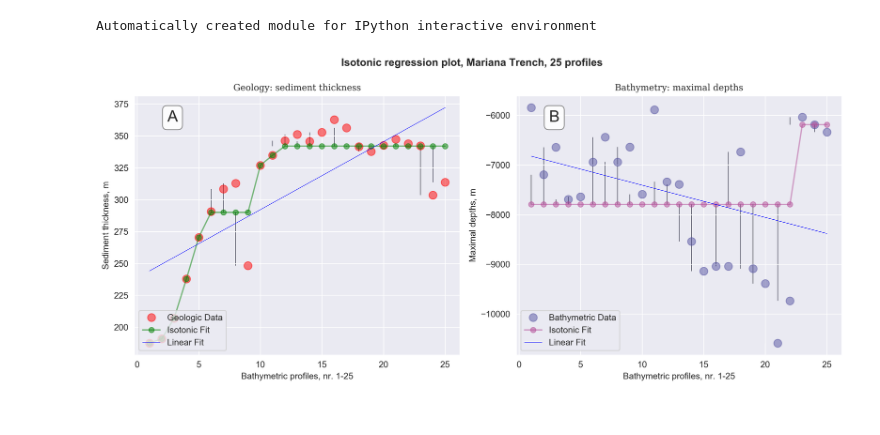
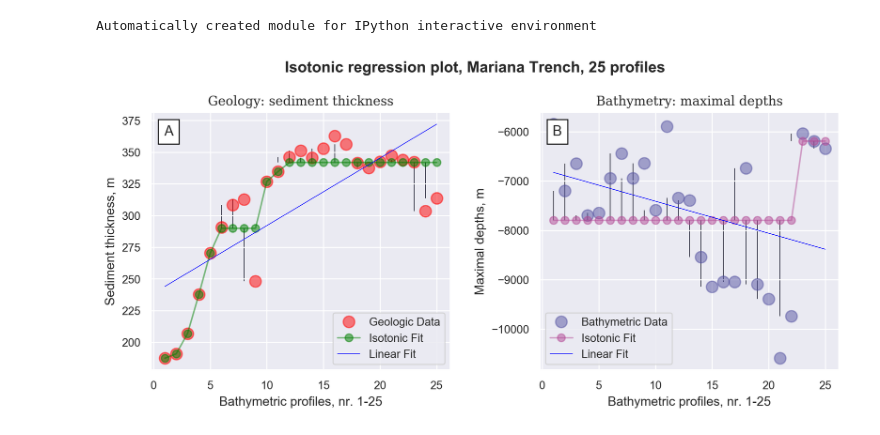
Before and after one commit to paulinelemenkova/Python-script-034-Isotonic-Regression, a Jupyter notebook: Script-034-Isotonic-Regression-SUBPLOTS.ipynb, the cells around one changed output. Saved outputs shown, nothing was run; the diff lists cells and outputs as text; code cells hidden in the pictures.

```diff
--- a/Script-034-Isotonic-Regression-SUBPLOTS.ipynb
+++ b/Script-034-Isotonic-Regression-SUBPLOTS.ipynb
@@ -5,79 +5,89 @@ import pandas as pd
 import seaborn as sns
 import matplotlib.pyplot as plt
 from matplotlib.collections import LineCollection
+import matplotlib.artist as martist
+from matplotlib.offsetbox import AnchoredText
 from sklearn.linear_model import LinearRegression
 from sklearn.isotonic import IsotonicRegression
 from sklearn.utils import check_random_state
 import os
+
 sns.set_style('darkgrid')
-#
+sns.set_context("paper")
+
 os.chdir('/Users/pauline/Documents/Python')
 df = pd.read_csv("Tab-Morph.csv")
-#
+
 n = 25
 x = df.profile # x is the same for both subplots 1 and 2
 rs = check_random_state(0)
 y1 = df.sedim_thick + 80. * np.log1p(x) # y for subplot 1
 y2 = df.Min + 3. * np.log1p(x) # y for subplot 2
-#
+
 # Fit IsotonicRegression and LinearRegression model for subplot 1
 ir1 = IsotonicRegression()
 y1_ = ir1.fit_transform(x, y1)
 lr1 = LinearRegression()
 lr1.fit(x[:, np.newaxis], y1)  # x needs to be 2d for LinearRegression
-#
+
 # Fit IsotonicRegression and LinearRegression model for subplot 2
 ir2 = IsotonicRegression()
 y2_ = ir2.fit_transform(x, y2)
 lr2 = LinearRegression()
 lr2.fit(x[:, np.newaxis], y2)  # x needs to be 2d for LinearRegression
-#
-# Parameters for 1 subplot
+
+# Parameters for subplot 1
 segments1 = [[[i, y1[i]], [i, y1_[i]]] for i in range(n)]
 lc1 = LineCollection(segments1, zorder=0)
 lc1.set_array(np.ones(len(y1)))
 lc1.set_linewidths(np.full(n, 0.5))
-# Parameters for 2 subplot
+# Parameters for subplot 2
 segments2 = [[[i, y2[i]], [i, y2_[i]]] for i in range(n)]
 lc2 = LineCollection(segments2, zorder=0)
 lc2.set_array(np.ones(len(y2)))
 lc2.set_linewidths(np.full(n, 0.5))
-#
+
 # Plotting
-fig = plt.figure(figsize=(8.8, 4.0), dpi=300) # figsize in inches
+fig = plt.figure(figsize=(8.8, 4.0), dpi=300)
 fig.suptitle('Isotonic regression plot, Mariana Trench, 25 profiles',
              fontweight='bold', fontsize=12, x=0.5, y=0.99)
-#
+
+def add_at(ax, t, loc=2):
+    fp = dict(size=11)
+    _at = AnchoredText(t, loc=loc, prop=fp)
+    ax.add_artist(_at)
+    return _at
+
 # subplot 1
 ax = fig.add_subplot(121)
 plt.plot(x, y1, 'r.', markersize=18, alpha=.5)
 plt.plot(x, y1_, 'g.-', markersize=12, alpha=.5)
 plt.plot(x, lr1.predict(x[:, np.newaxis]), 'b-', linewidth=.5)
 plt.gca().add_collection(lc1)
 plt.legend(('Geologic Data', 'Isotonic Fit', 'Linear Fit'), loc='lower right')
 plt.title('Geology: sediment thickness', fontsize=10, fontfamily='serif')
 plt.xlabel('Bathymetric profiles, nr. 1-25', fontsize=10, fontfamily='sans-serif')
 plt.ylabel('Sediment thickness, m', fontsize=10, fontfamily='sans-serif')
-plt.annotate('A', xy=(0.1, .90), xycoords="axes fraction", fontsize=18,
-           bbox=dict(boxstyle='round, pad=0.3', fc='w', edgecolor='grey', linewidth=1, alpha=0.9))
-#
+add_at(ax, "A", loc=2)
+
 # subplot 2
 ax = fig.add_subplot(122)
 plt.plot(x, y2, '.', c = '#5654a2', markersize=18, alpha=.5)
 plt.plot(x, y2_, '.-', c = '#b44c97', markersize=12, alpha=.5)
 plt.plot(x, lr2.predict(x[:, np.newaxis]), 'b-', linewidth=.5)
 plt.gca().add_collection(lc2)
 plt.legend(('Bathymetric Data', 'Isotonic Fit', 'Linear Fit'), loc='lower left')
 plt.title('Bathymetry: maximal depths', fontsize=10, fontfamily='serif')
 plt.xlabel('Bathymetric profiles, nr. 1-25', fontsize=10, fontfamily='sans-serif')
 plt.ylabel('Maximal depths, m', fontsize=10, fontfamily='sans-serif')
-plt.annotate('B', xy=(0.1, .90), xycoords="axes fraction", fontsize=18,
-           bbox=dict(boxstyle='round, pad=0.3', fc='w', edgecolor='grey', linewidth=1, alpha=0.9))
-#
+add_at(ax, "B", loc=2)
+
 plt.tight_layout()
-fig.savefig('isotonic_polina.png', dpi=300)
-#plt.savefig('isotonic_polina.png', dpi=300)
-plt.show()
+plt.subplots_adjust(top=0.85, bottom=0.15,
+                    left=0.10, right=0.95,
+                    hspace=0.3, wspace=0.3
+                    )
+fig.savefig('plot_Iso.png', dpi=300)
 # %% [output]
 Automatically created module for IPython interactive environment
-[figure, old version]
+[figure, new version]
```
Also changed, not shown: 1 other file.
